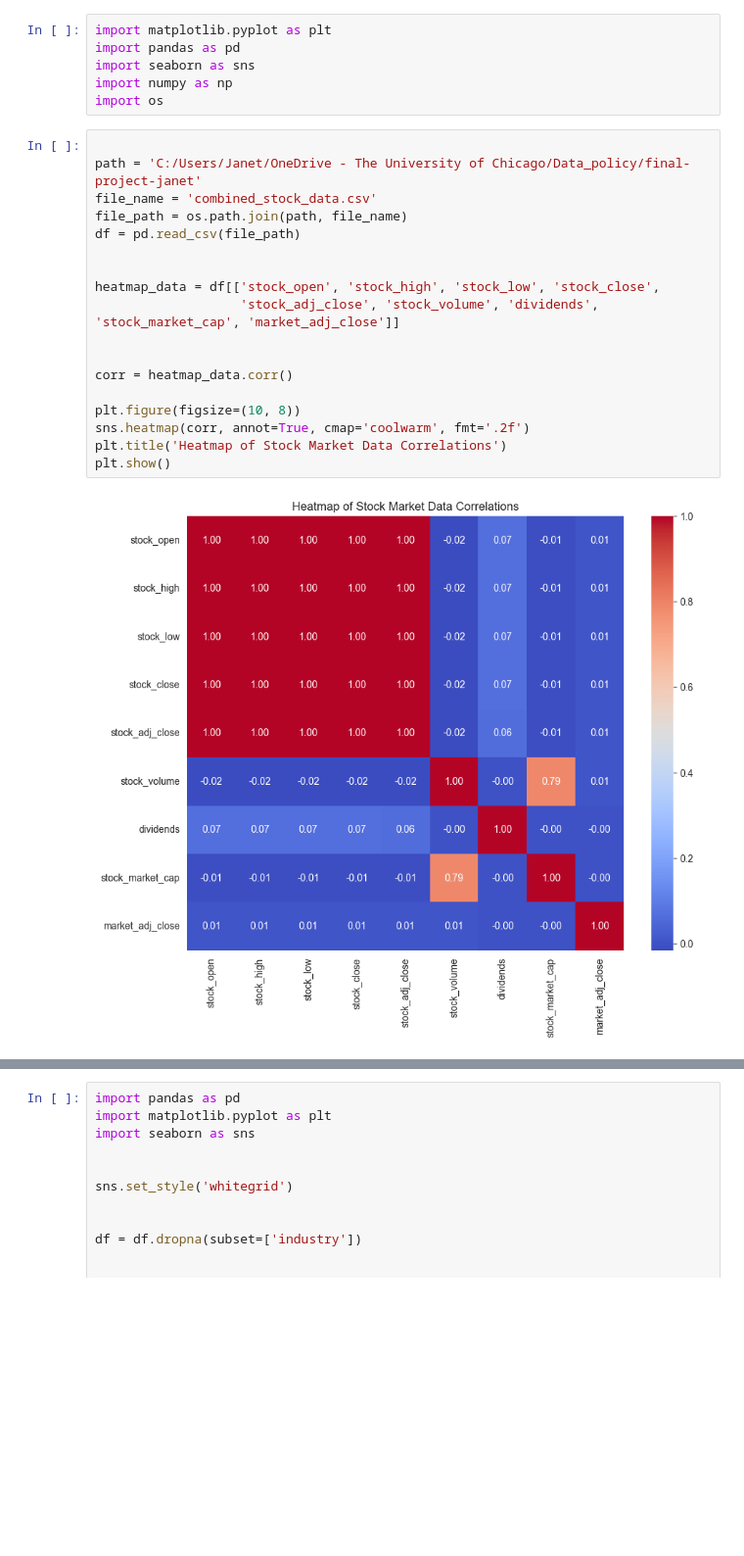
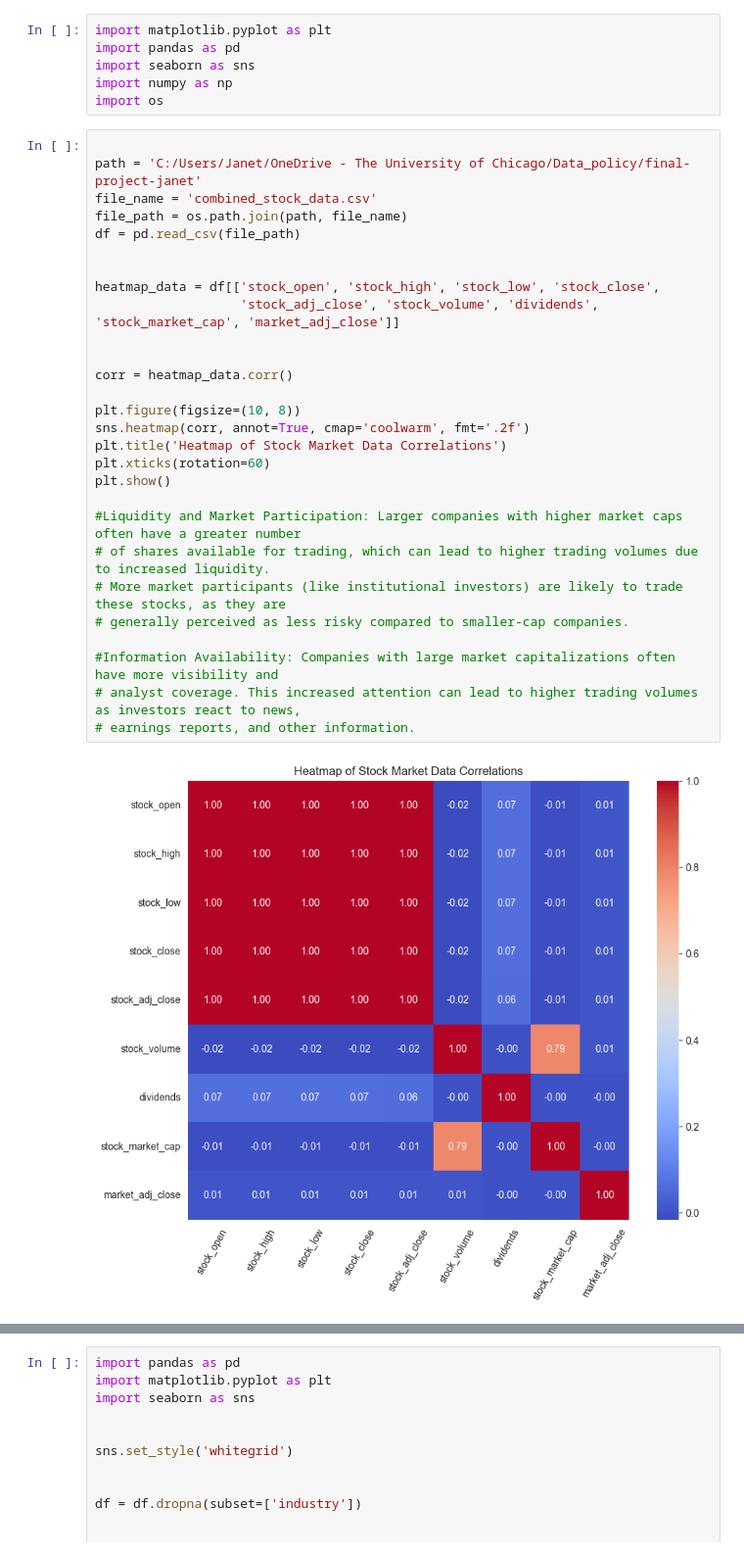
Before and after one commit to JanetYing/Stock-Market-Dynamics-Project, a Jupyter notebook: static_plot.ipynb, the cells around one changed output, grey strips where cells are left out. Shown at 98% size. Saved outputs shown, nothing was run; the diff lists cells and outputs as text; blank space fills up the shorter version.

```diff
--- a/static_plot.ipynb
+++ b/static_plot.ipynb
@@ -7,20 +7,30 @@ import os
 # %%
 
 path = 'C:/Users/Janet/OneDrive - The University of Chicago/Data_policy/final-project-janet'
 file_name = 'combined_stock_data.csv'
 file_path = os.path.join(path, file_name)
 df = pd.read_csv(file_path)
 
 
 heatmap_data = df[['stock_open', 'stock_high', 'stock_low', 'stock_close',
                    'stock_adj_close', 'stock_volume', 'dividends', 'stock_market_cap', 'market_adj_close']]
 
 
 corr = heatmap_data.corr()
 
 plt.figure(figsize=(10, 8))
 sns.heatmap(corr, annot=True, cmap='coolwarm', fmt='.2f')
 plt.title('Heatmap of Stock Market Data Correlations')
+plt.xticks(rotation=60)
 plt.show()
+
+#Liquidity and Market Participation: Larger companies with higher market caps often have a greater number
+# of shares available for trading, which can lead to higher trading volumes due to increased liquidity.
+# More market participants (like institutional investors) are likely to trade these stocks, as they are
+# generally perceived as less risky compared to smaller-cap companies.
+
+#Information Availability: Companies with large market capitalizations often have more visibility and
+# analyst coverage. This increased attention can lead to higher trading volumes as investors react to news,
+# earnings reports, and other information.
 # %% [output]
-[figure, old version]
+[figure, new version]
```
Also changed, not shown: parts of 10 cells of this notebook, 23 other files.
